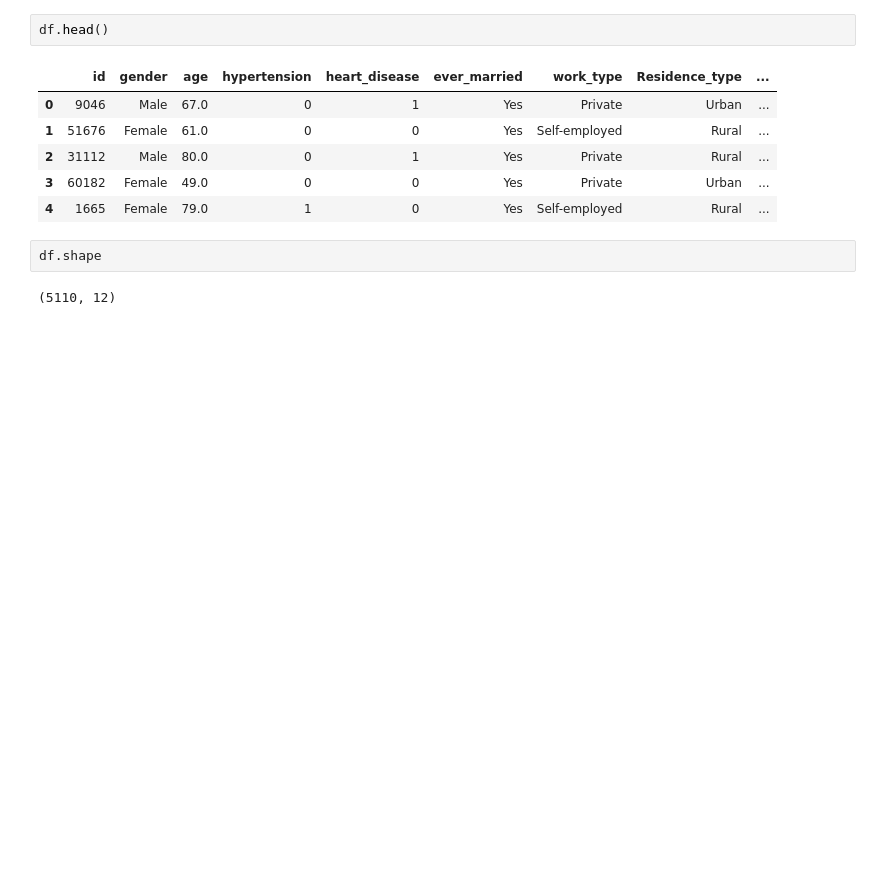
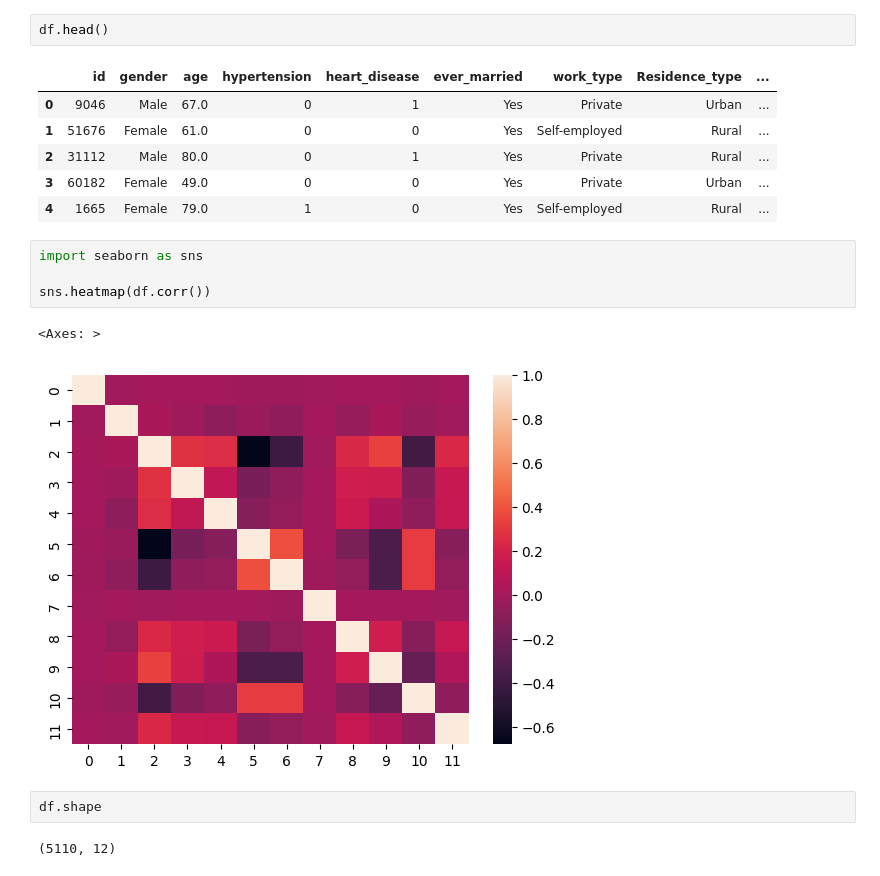
Before and after one commit to rocx320/MachineLearning, a Jupyter notebook: 2247226_ML_Lab3_Demonstrate.ipynb, the cells around one changed output. Cells and saved outputs as stored; diff of their text form; blank space fills up the shorter version.

```diff
--- a/2247226_ML_Lab3_Demonstrate.ipynb
+++ b/2247226_ML_Lab3_Demonstrate.ipynb
@@ -185,6 +187,13 @@ df.head()
 | 2 | 31112 | Male | 80.0 | 0 | 1 | Yes | Private | Rural | ... |
 | 3 | 60182 | Female | 49.0 | 0 | 0 | Yes | Private | Urban | ... |
 | 4 | 1665 | Female | 79.0 | 1 | 0 | Yes | Self-employed | Rural | ... |
+# %%
+import seaborn as sns
+
+sns.heatmap(df.corr())
+# %% [output]
+<Axes: >
+[figure, added]
 # %%
 df.shape
 # %% [output]
```
Also changed, not shown: parts of 7 cells of this notebook.
